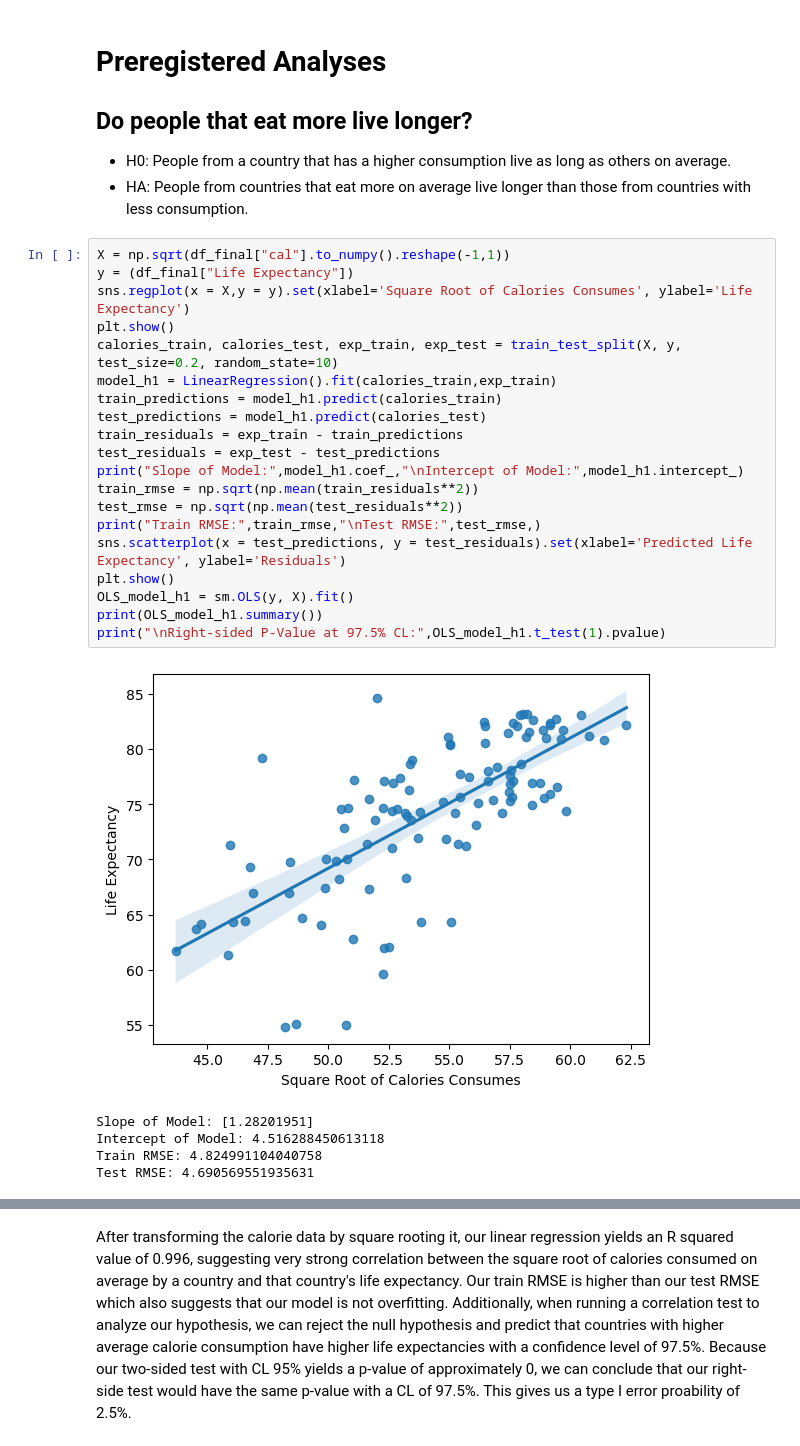
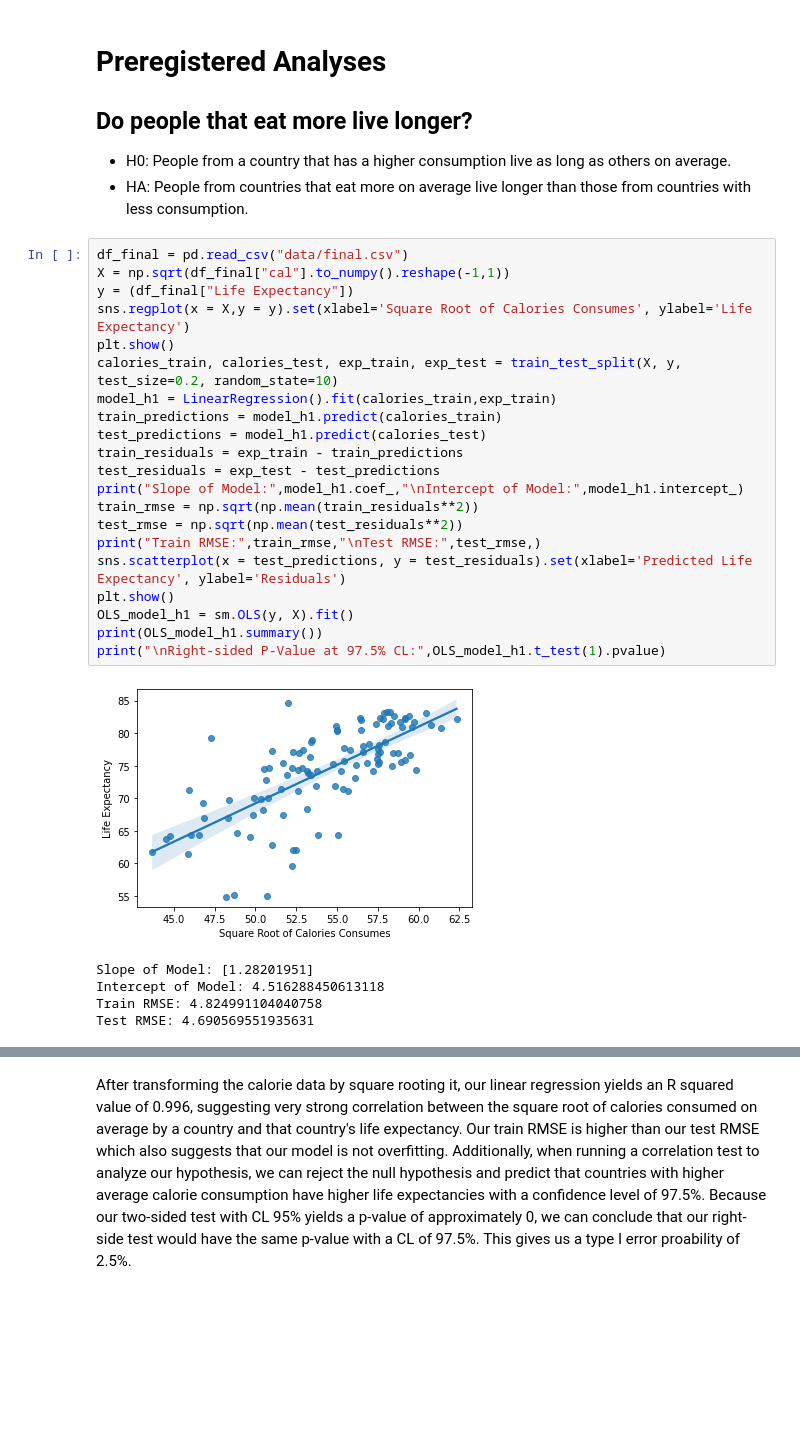
Before and after one commit to ryanbordo/Life-Expectancies-Analysis, a Jupyter notebook: p4.ipynb, the cells around one changed output, grey strips where cells are left out. Drawn from its saved outputs; the diff is of its cells as text; blank space fills up the shorter version.

```diff
--- a/p4.ipynb
+++ b/p4.ipynb
@@ -61,27 +58,28 @@ All datasets have their links attached throughout this notebook, with some copie
    * H0: People from a country that has a higher consumption live as long as others on average.
    * HA: People from countries that eat more on average live longer than those from countries with less consumption.
 # %%
+df_final = pd.read_csv("data/final.csv")
 X = np.sqrt(df_final["cal"].to_numpy().reshape(-1,1))
 y = (df_final["Life Expectancy"])
 sns.regplot(x = X,y = y).set(xlabel='Square Root of Calories Consumes', ylabel='Life Expectancy')
 plt.show()
 calories_train, calories_test, exp_train, exp_test = train_test_split(X, y, test_size=0.2, random_state=10)
 model_h1 = LinearRegression().fit(calories_train,exp_train)
 train_predictions = model_h1.predict(calories_train)
 test_predictions = model_h1.predict(calories_test)
 train_residuals = exp_train - train_predictions
 test_residuals = exp_test - test_predictions
 print("Slope of Model:",model_h1.coef_,"\nIntercept of Model:",model_h1.intercept_)
 train_rmse = np.sqrt(np.mean(train_residuals**2))
 test_rmse = np.sqrt(np.mean(test_residuals**2))
 print("Train RMSE:",train_rmse,"\nTest RMSE:",test_rmse,)
 sns.scatterplot(x = test_predictions, y = test_residuals).set(xlabel='Predicted Life Expectancy', ylabel='Residuals')
 plt.show()
 OLS_model_h1 = sm.OLS(y, X).fit()
 print(OLS_model_h1.summary())
 print("\nRight-sided P-Value at 97.5% CL:",OLS_model_h1.t_test(1).pvalue)
 # %% [output]
-[figure, old version]
+[figure, new version]
 Slope of Model: [1.28201951]
 Intercept of Model: 4.516288450613118
 Train RMSE: 4.824991104040758
```
Also changed, not shown: parts of 7 cells of this notebook, 1 other file.
